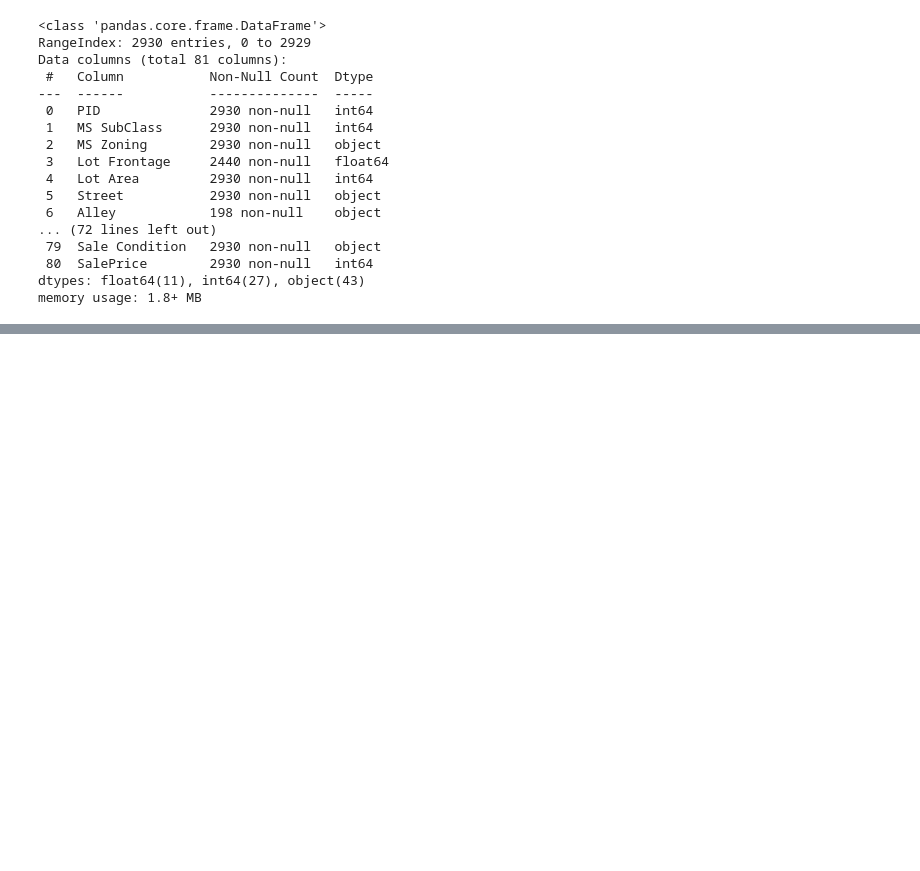
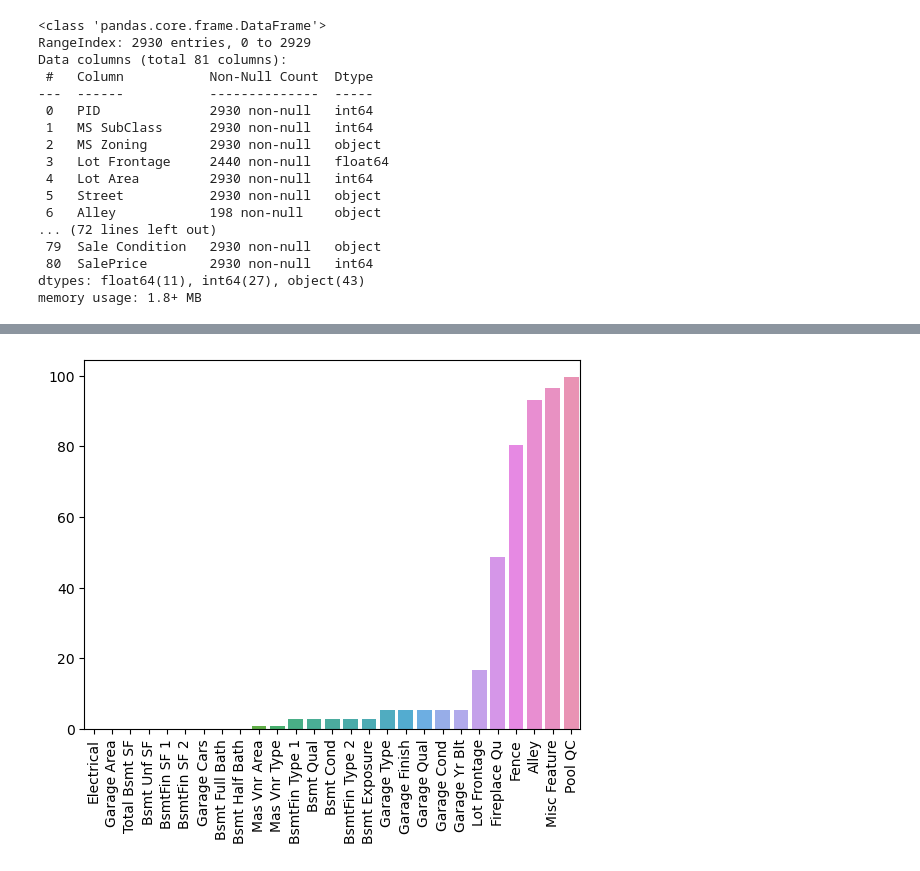
Before and after one commit to savan2508/Jupyter-Notebooks, a Jupyter notebook: Machine Learning/Ames_housing_model.ipynb, the cells around one changed output, grey strips where cells are left out. Drawn from its saved outputs; the diff is of its cells as text; code cells hidden in the pictures; blank space fills up the shorter version.

```diff
--- a/Machine Learning/Ames_housing_model.ipynb
+++ b/Machine Learning/Ames_housing_model.ipynb
@@ -43,0 +160,4 @@ memory usage: 1.8+ MB
+# %%
+# Let's drop the PID for machine learning purpose since we will not use it.
+df = df.drop("PID", axis=1)
+df.head()
@@ -43,0 +188,11 @@ memory usage: 1.8+ MB
+# %%
+def percent_missing(df):
+    percent_nan = 100 * df.isnull().sum() / len(df)
+    percent_nan = percent_nan[percent_nan > 0].sort_values()
+
+    return percent_nan
+
+percent_nan = percent_missing(df=df)
+percent_nan
+# We will generate the list of the features which has missing values sorted
+# by the percentage of the missing value.
@@ -43,0 +217,5 @@ memory usage: 1.8+ MB
+# %%
+sns.barplot(x=percent_nan.index, y=percent_nan)
+plt.xticks(rotation=90);
+# %% [output]
+[figure, added]
```
Also changed, not shown: parts of 52 cells of this notebook, 1 other file.
